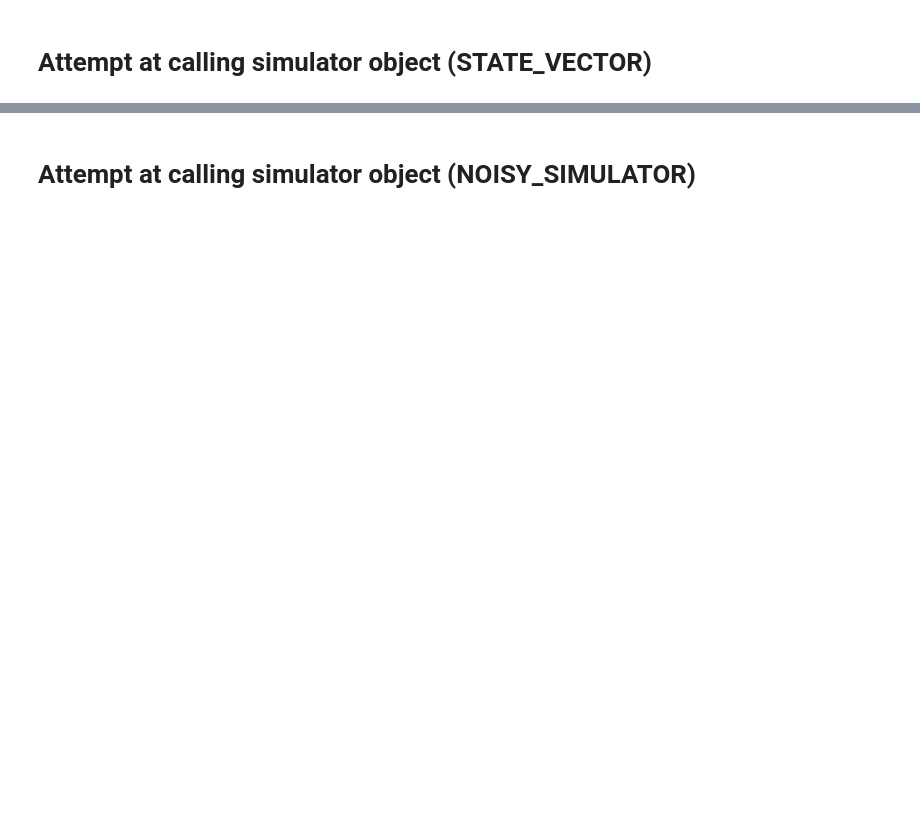
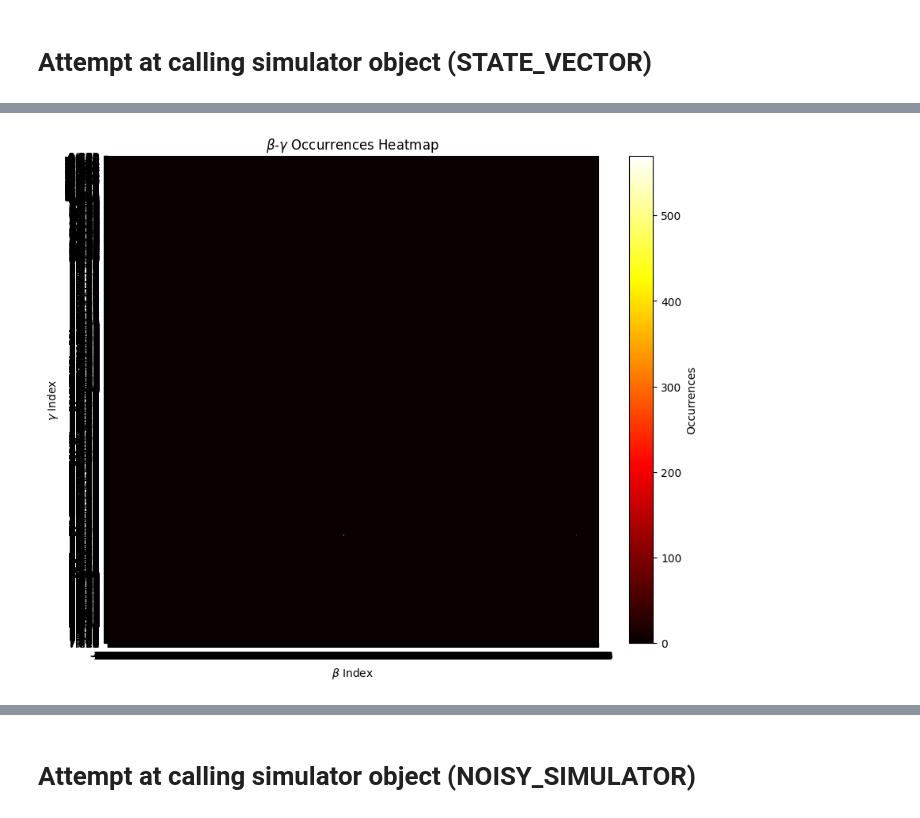
Before and after one commit to AssafKatz3/Quantum-Machine-Learning---Final, a Jupyter notebook: Test1.ipynb, the cells around one changed output, grey strips where cells are left out. Drawn from its saved outputs; the diff is of its cells as text; code cells hidden in the pictures; blank space fills up the shorter version.

Commit message:
First try about the graphes

```diff
--- a/Test1.ipynb
+++ b/Test1.ipynb
@@ -19,7 +20,6 @@ from QAOASimulation import QAOASimulation, SimType
 # %% [markdown]
 # Build Random Graph
 # %%
-# Build random graph, add edges between vertex pairs with probability input
 def build_graph_with_probability(num_vertices, probability):
     if probability < 0 or probability > 1:
         raise ValueError("Probability must be between 0 and 1")
@@ -27,10 +27,11 @@ def build_graph_with_probability(num_vertices, probability):
     G = nx.Graph()
     G.add_nodes_from(range(num_vertices))   # Add vertices
 
-    for i in range( num_vertices ):
-        for j in range(i + 1, num_vertices ):
+    for i in range(num_vertices):
+        for j in range(i + 1, num_vertices):
             if random.random() < probability:
-                G.add_edge(i, j)  # Add edge with probability
+                weight = random.uniform(0.1, 1.0)  # Assign random edge weight
+                G.add_edge(i, j, weight=weight)  # Add edge with probability and weight
 
     return G
 # %%
@@ -54,0 +40,3 @@ plt.show()
+# %%
+for graph in graphs:
+    print(maxcut.one_exchange(graph))
@@ -59,4 +62,0 @@ sim_sv = QAOASimulation(SimType.STATE_VECTOR)
-# %%
-opt_res = sim_sv.get_opt_params(graph_objs[0])
-opt_res_counts = sim_sv.run_circuit_optimal_params(opt_res, graph_objs[0])
-#sim_sv.best_solution(graph_objs[0], opt_res_counts)
@@ -74,0 +63,66 @@ Best string: 0011101 with cut: 10
+# %%
+graph_objs = [Graph7(graph, 'Graph {}'.format(i)) for i, graph in enumerate(graphs)]
+sim_sv = QAOASimulation(SimType.STATE_VECTOR, graph_objs[0])
+# %%
+import numpy as np
+import time
+import pickle
+import os.path
+from QAOASimulation import QAOASimulation, SimType
+from InitPointGenerator import InitPointGenerator
+from HeatMap import HeatMap
+import multiprocessing
+
+# Define the number of processes
+num_processes = multiprocessing.cpu_count()
+
+p = 7
+n = 50
+
+graph=graph_objs[0]
+
+if os.path.exists('optimal_params_array.pkl') and os.path.exists('optimal_counts_list.pkl') and os.path.exists('heatmap_data_list.pkl'):
+    # Load existing data from files
+    with open('optimal_params_array.pkl', 'rb') as file:
+        optimal_params_array = pickle.load(file)
+    with open('optimal_counts_list.pkl', 'rb') as file:
+        optimal_counts_list = pickle.load(file)
+    with open('heatmap_data_list.pkl', 'rb') as file:
+        heatmap_data_list = pickle.load(file)
+
+else:
+    # Initialize InitPointGenerator
+    init_point_generator = InitPointGenerator(p, n)
+    init_points = init_point_generator.generate_and_save_init_points()
+
+    # Create an instance of HeatMap
+    heatmap = HeatMap(p)
+
+    # Use multiprocessing to parallelize the optimization process
+    with multiprocessing.Pool(processes=num_processes) as pool:
+        results = pool.map(sim_sv.optimize, init_points)
+
+    # Extract the results from the multiprocessing results
+    optimal_params_array = np.zeros((len(results), 2*p))
+    optimal_counts_list = []
+    heatmap_data_list = []
+
+
+    for i, (opt_res, heatmap_data) in enumerate(results):
+        optimal_params_array[i, :] = opt_res.x
+        opt_res_counts = sim_sv.run_circuit_optimal_params(opt_res, graph)
+        optimal_counts_list.append(opt_res_counts)
+        heatmap_data_list.append(heatmap_data)
+
+    # Save the results to files
+    with open('optimal_params_array.pkl', 'wb') as file:
+        pickle.dump(optimal_params_array, file)
+    with open('optimal_counts_list.pkl', 'wb') as file:
+        pickle.dump(optimal_counts_list, file)
+    with open('heatmap_data_list.pkl', 'wb') as file:
+        pickle.dump(heatmap_data_list, file)
+
+# Plot the heatmap
+HeatMap.plot_heatmap(heatmap_data_list,2)
+# %% [output]
+[figure, added]
```
Also changed, not shown: parts of 15 cells of this notebook, 11 other files.
